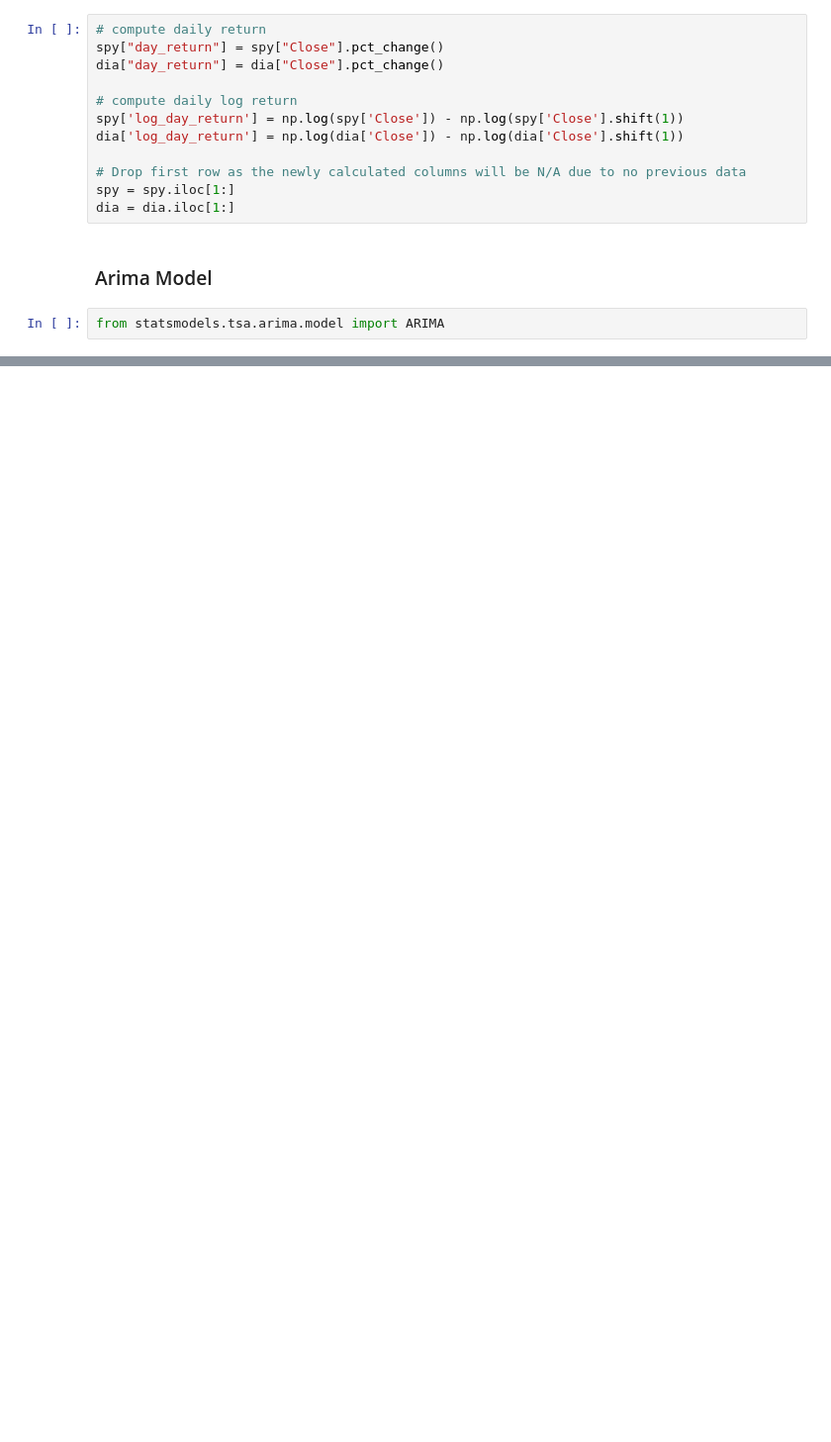
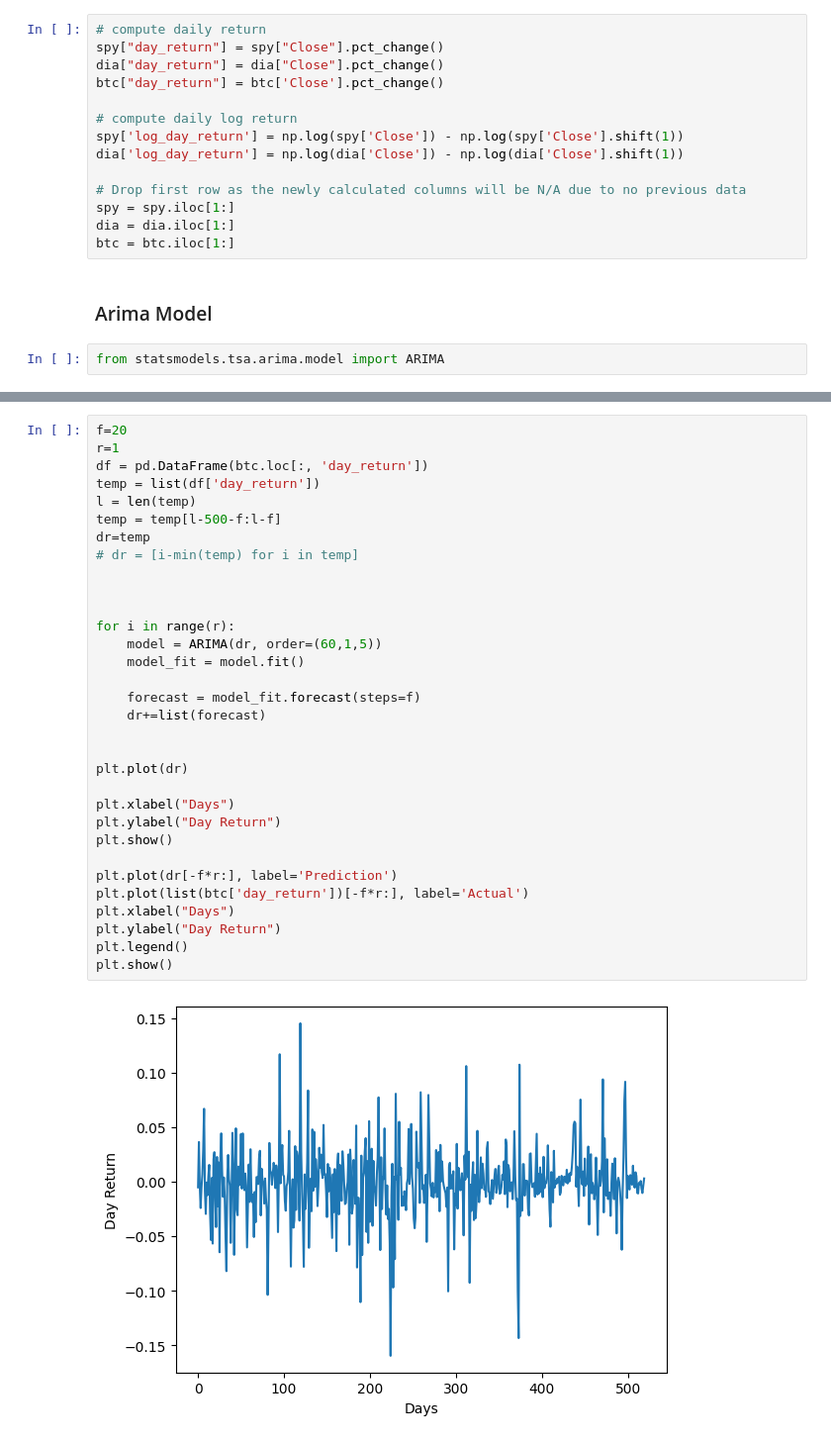
Before and after one commit to NastyVader/CryptoPortal, a Jupyter notebook: ARIMA/SPY and DIA ETF Analysis.ipynb, the cells around one changed output, grey strips where cells are left out. Shown: that part at 99% size. Cells and saved outputs as stored; diff of their text form; blank space fills up the shorter version.

```diff
--- a/ARIMA/SPY and DIA ETF Analysis.ipynb
+++ b/ARIMA/SPY and DIA ETF Analysis.ipynb
@@ -26,6 +28,7 @@ It is better to make predictions of returns versus stock price. This is because
 # compute daily return
 spy["day_return"] = spy["Close"].pct_change()
 dia["day_return"] = dia["Close"].pct_change()
+btc["day_return"] = btc['Close'].pct_change()
 
 # compute daily log return
 spy['log_day_return'] = np.log(spy['Close']) - np.log(spy['Close'].shift(1))
@@ -34,6 +37,7 @@ dia['log_day_return'] = np.log(dia['Close']) - np.log(dia['Close'].shift(1))
 # Drop first row as the newly calculated columns will be N/A due to no previous data
 spy = spy.iloc[1:]
 dia = dia.iloc[1:]
+btc = btc.iloc[1:]
 # %% [markdown]
 ### Arima Model
 # %%
@@ -96,0 +79,34 @@ plt.show()
+# %%
+f=20
+r=1
+df = pd.DataFrame(btc.loc[:, 'day_return'])
+temp = list(df['day_return'])
+l = len(temp)
+temp = temp[l-500-f:l-f]
+dr=temp
+# dr = [i-min(temp) for i in temp]
+
+
+
+for i in range(r):
+    model = ARIMA(dr, order=(60,1,5))
+    model_fit = model.fit()
+
+    forecast = model_fit.forecast(steps=f)
+    dr+=list(forecast)
+
+
+plt.plot(dr)
+
+plt.xlabel("Days")
+plt.ylabel("Day Return")
+plt.show()
+
+plt.plot(dr[-f*r:], label='Prediction')
+plt.plot(list(btc['day_return'])[-f*r:], label='Actual')
+plt.xlabel("Days")
+plt.ylabel("Day Return")
+plt.legend()
+plt.show()
+# %% [output]
+[figure, added]
```
Also changed, not shown: parts of 19 cells of this notebook, 1 other file.
